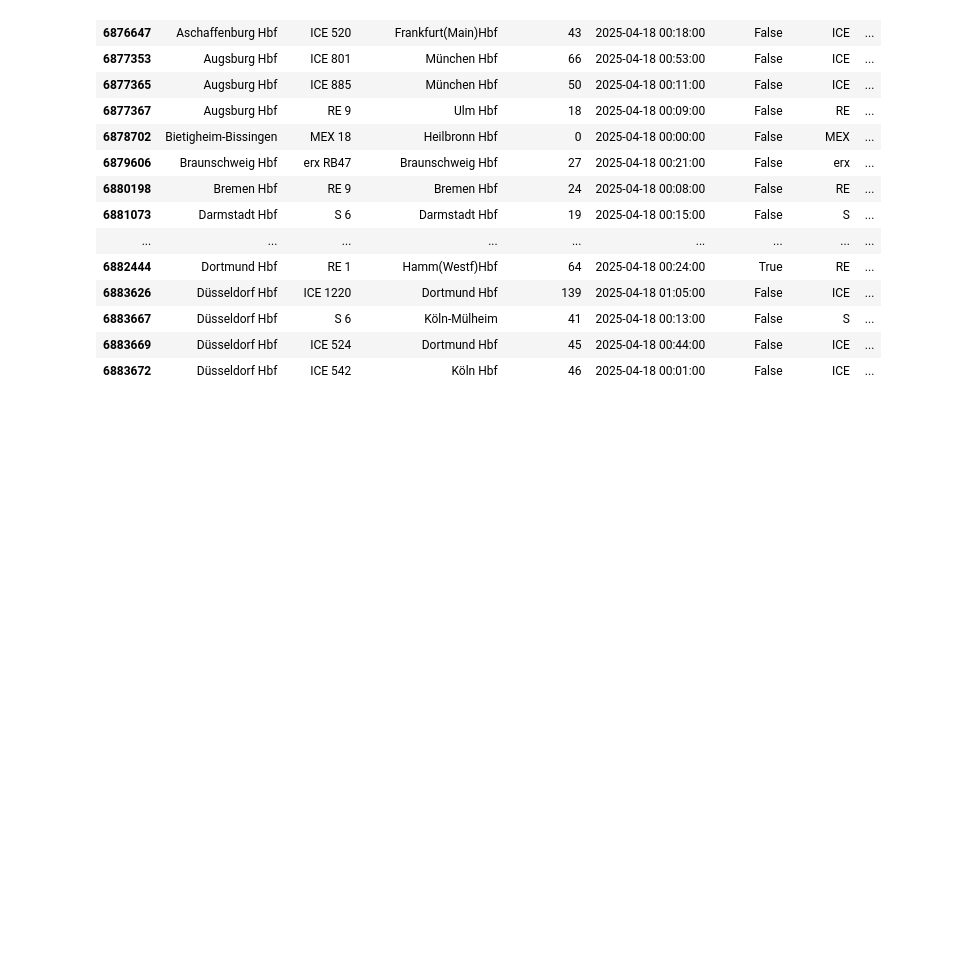
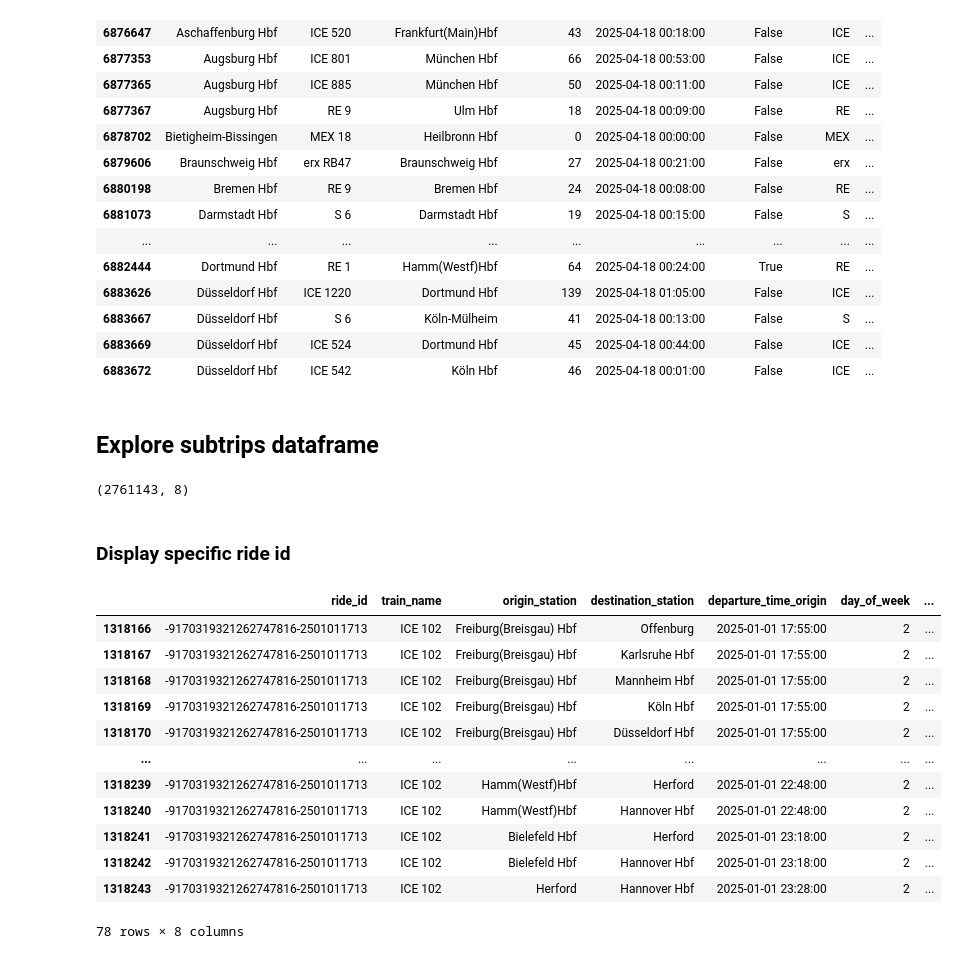
Before and after one commit to TheTastyHanuta/ML-4-B, a Jupyter notebook: src/exploration/exploration.ipynb, the cells around one changed output. Saved outputs shown, nothing was run; the diff lists cells and outputs as text; code cells hidden in the pictures; blank space fills up the shorter version.

```diff
--- a/src/exploration/exploration.ipynb
+++ b/src/exploration/exploration.ipynb
@@ -132,3 +132,5 @@ df[(df['day'] == 18) & (df['month'] == 'April')].head(20)
 | 6883667 | Düsseldorf Hbf | S 6 | Köln-Mülheim | 41 | 2025-04-18 00:13:00 | False | S | ... |
 | 6883669 | Düsseldorf Hbf | ICE 524 | Dortmund Hbf | 45 | 2025-04-18 00:44:00 | False | ICE | ... |
 | 6883672 | Düsseldorf Hbf | ICE 542 | Köln Hbf | 46 | 2025-04-18 00:01:00 | False | ICE | ... |
+# %% [markdown]
+## Explore subtrips dataframe
@@ -134,0 +140,22 @@ df[(df['day'] == 18) & (df['month'] == 'April')].head(20)
+# %%
+df_subtrips.shape
+# %% [output]
+(2761143, 8)
+# %% [markdown]
+### Display specific ride id
+# %%
+df_subtrips[df_subtrips['ride_id'] == "-9170319321262747816-2501011713"]
+# %% [output]
+|  | ride_id | train_name | origin_station | destination_station | departure_time_origin | day_of_week | ... |
+| 1318166 | -9170319321262747816-2501011713 | ICE 102 | Freiburg(Breisgau) Hbf | Offenburg | 2025-01-01 17:55:00 | 2 | ... |
+| 1318167 | -9170319321262747816-2501011713 | ICE 102 | Freiburg(Breisgau) Hbf | Karlsruhe Hbf | 2025-01-01 17:55:00 | 2 | ... |
+| 1318168 | -9170319321262747816-2501011713 | ICE 102 | Freiburg(Breisgau) Hbf | Mannheim Hbf | 2025-01-01 17:55:00 | 2 | ... |
+| 1318169 | -9170319321262747816-2501011713 | ICE 102 | Freiburg(Breisgau) Hbf | Köln Hbf | 2025-01-01 17:55:00 | 2 | ... |
+| 1318170 | -9170319321262747816-2501011713 | ICE 102 | Freiburg(Breisgau) Hbf | Düsseldorf Hbf | 2025-01-01 17:55:00 | 2 | ... |
+| ... | ... | ... | ... | ... | ... | ... | ... |
+| 1318239 | -9170319321262747816-2501011713 | ICE 102 | Hamm(Westf)Hbf | Herford | 2025-01-01 22:48:00 | 2 | ... |
+| 1318240 | -9170319321262747816-2501011713 | ICE 102 | Hamm(Westf)Hbf | Hannover Hbf | 2025-01-01 22:48:00 | 2 | ... |
+| 1318241 | -9170319321262747816-2501011713 | ICE 102 | Bielefeld Hbf | Herford | 2025-01-01 23:18:00 | 2 | ... |
+| 1318242 | -9170319321262747816-2501011713 | ICE 102 | Bielefeld Hbf | Hannover Hbf | 2025-01-01 23:18:00 | 2 | ... |
+| 1318243 | -9170319321262747816-2501011713 | ICE 102 | Herford | Hannover Hbf | 2025-01-01 23:28:00 | 2 | ... |
+78 rows × 8 columns
```
Also changed, not shown: parts of 5 cells of this notebook, 4 other files.
